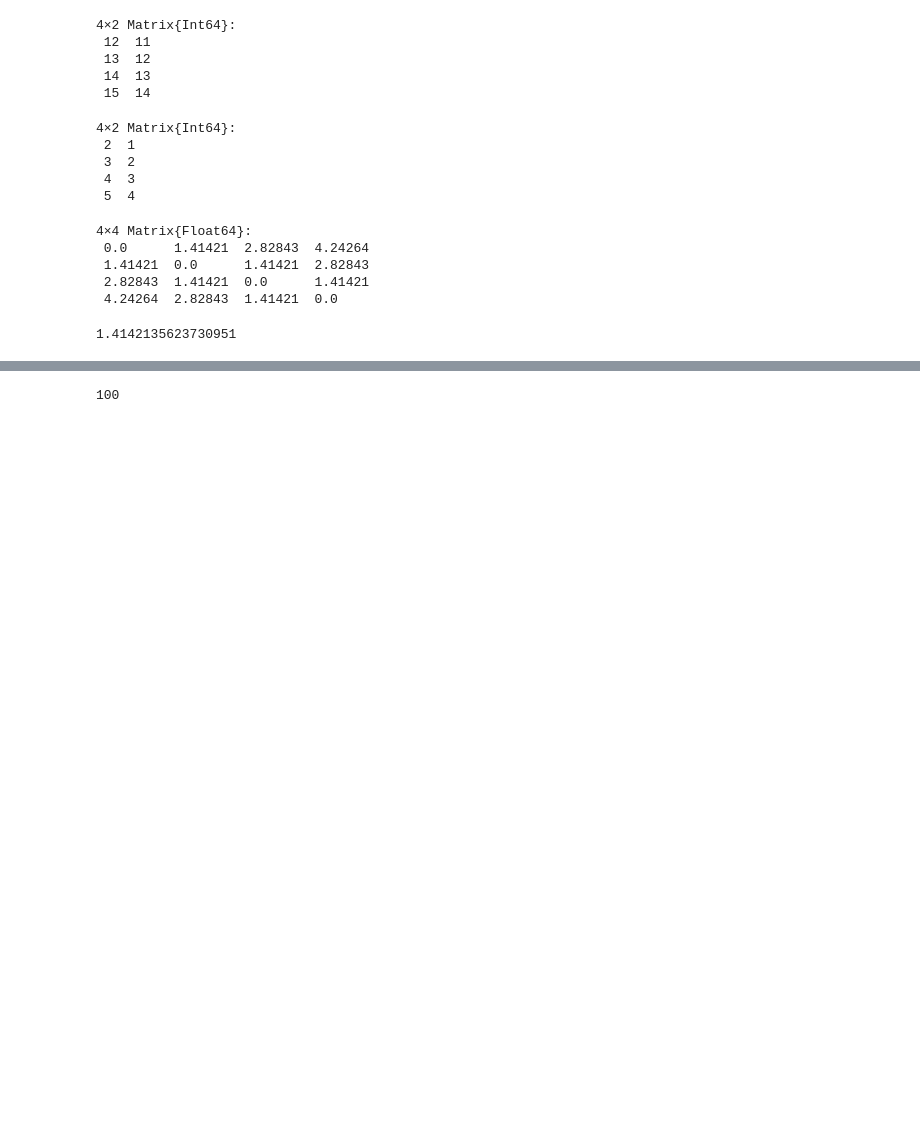
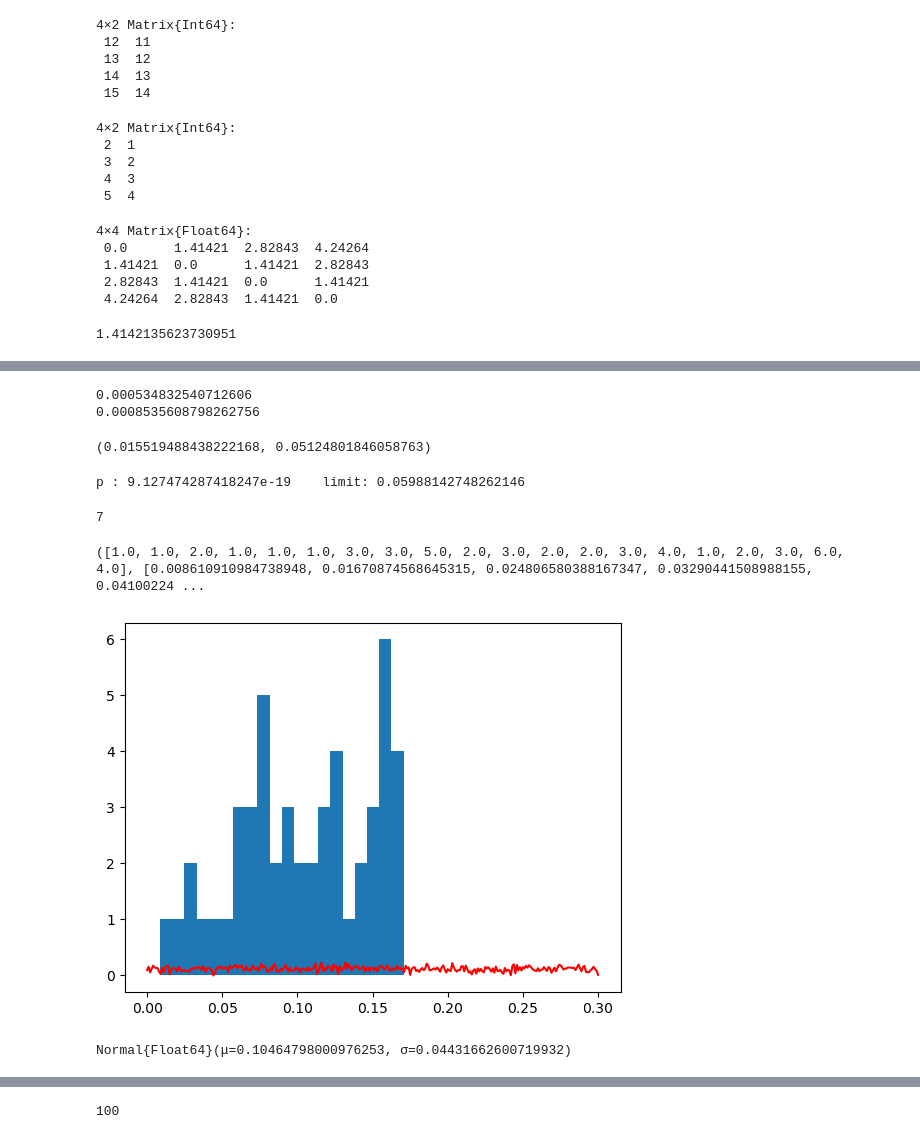
Before and after one commit to Cyrilvallez/Measuring-Influence-Twitter, a Jupyter notebook: Julia/Notebooks/test.ipynb, the cells around one changed output, grey strips where cells are left out. Saved outputs shown, nothing was run; the diff lists cells and outputs as text; code cells hidden in the pictures; blank space fills up the shorter version.

```diff
--- a/Julia/Notebooks/test.ipynb
+++ b/Julia/Notebooks/test.ipynb
@@ -280,0 +379,49 @@ func(a, b)
+# %%
+println(quantile(p_value_surr, 0.01)/4)
+println(quantile(p_value_surr, 0.05)/4)
+confint(OneSampleTTest(p_value_surr), 0.0001)
+# %% [output]
+0.000534832540712606
+0.0008535608798262756
+(0.015519488438222168, 0.05124801846058763)
+# %%
+x = 1:100
+y = 101:200
+
+p = func(x, y)
+
+if p < alpha
+
+    s = surrogenerator(x, RandomShuffle())
+
+    for i = 1:Nsurr
+        p_value_surr[i] = func(s(), y)
+        # p_value_surr[i] = func(rand(0:10, 100), y)
+    end
+
+    limit = minimum(p_value_surr)/2 #quantile(p_value_surr, 0.05)
+
+    println("p : $p    limit: $limit")
+
+    if p < limit
+        tot += 1
+    end
+
+end
+# %% [output]
+p : 9.127474287418247e-19    limit: 0.05988142748262146
+7
+# %%
+import PyPlot as plt
+using Distributions
+
+foo = fit_mle(Normal, p_value_surr)
+
+
+show(plt.hist(p_value_surr, bins=20))
+plt.plot(0:0.001:0.3, rand(foo, length(0:0.001:0.3)), "-r")
+foo
+# %% [output]
+([1.0, 1.0, 2.0, 1.0, 1.0, 1.0, 3.0, 3.0, 5.0, 2.0, 3.0, 2.0, 2.0, 3.0, 4.0, 1.0, 2.0, 3.0, 6.0, 4.0], [0.008610910984738948, 0.01670874568645315, 0.024806580388167347, 0.03290441508988155, 0.04100224 ...
+[figure, added]
+Normal{Float64}(μ=0.10464798000976253, σ=0.04431662600719932)
```
Also changed, not shown: parts of 29 cells of this notebook, 3 other files.
